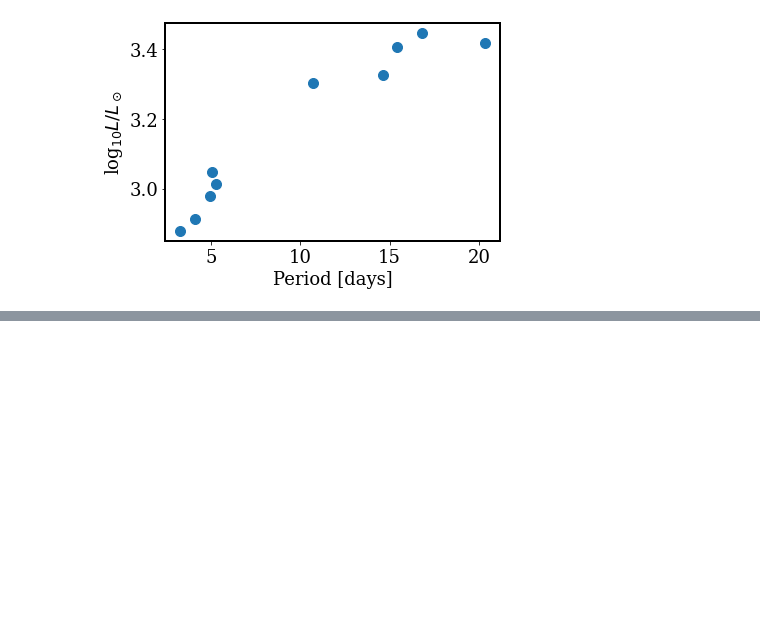
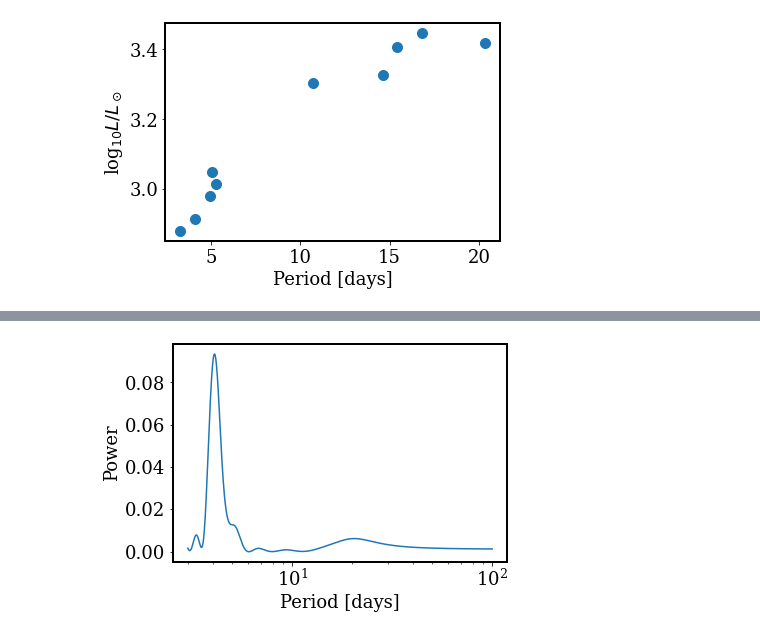
Before and after one commit to jaredcsiegel/PythonClass, a Jupyter notebook: final_projects.ipynb, the cells around one changed output, grey strips where cells are left out. Drawn from its saved outputs; the diff is of its cells as text; code cells hidden in the pictures; blank space fills up the shorter version.

```diff
--- a/final_projects.ipynb
+++ b/final_projects.ipynb
@@ -408,0 +501,4 @@ _ = plt.ylabel('log$_{10} L / L_\odot$')
+# %%
+p = get_max_period(time,popts[:,1],True,l=3,h=100)
+# %% [output]
+[figure, added]
```
Also changed, not shown: parts of 19 cells of this notebook, 1 other file.
